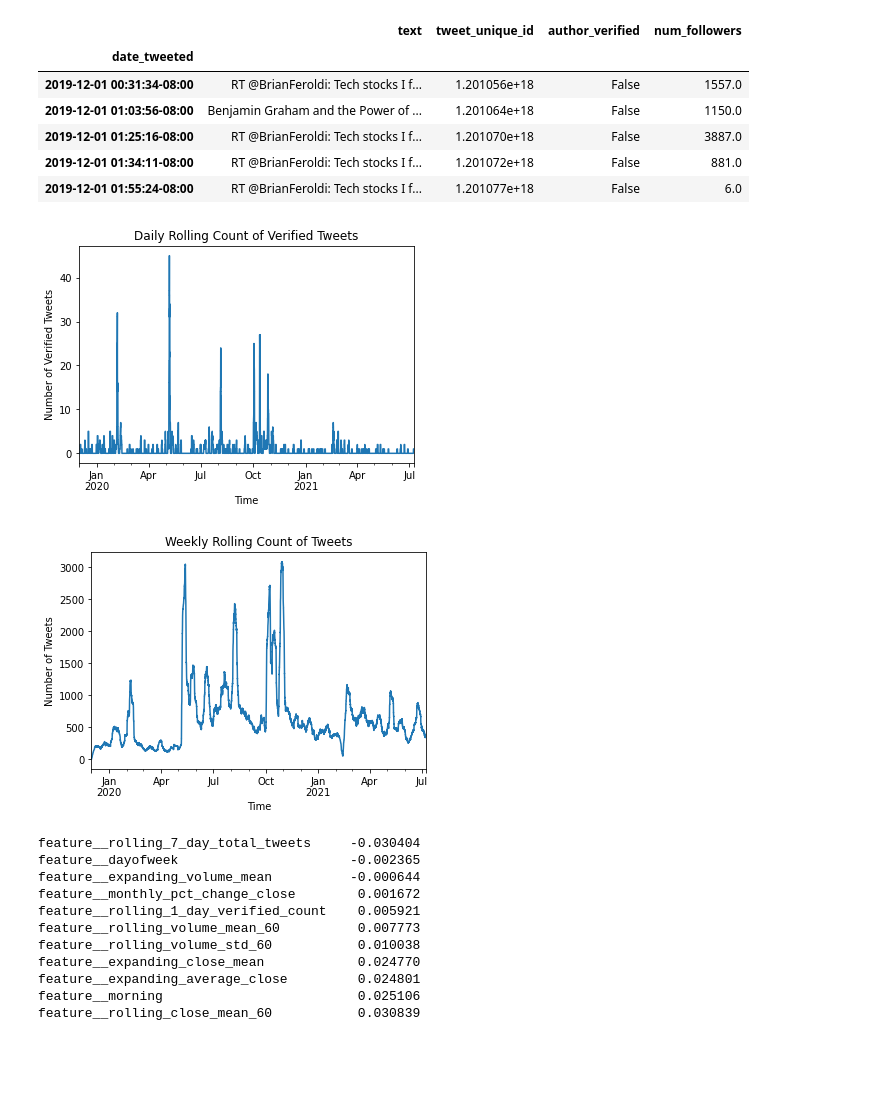
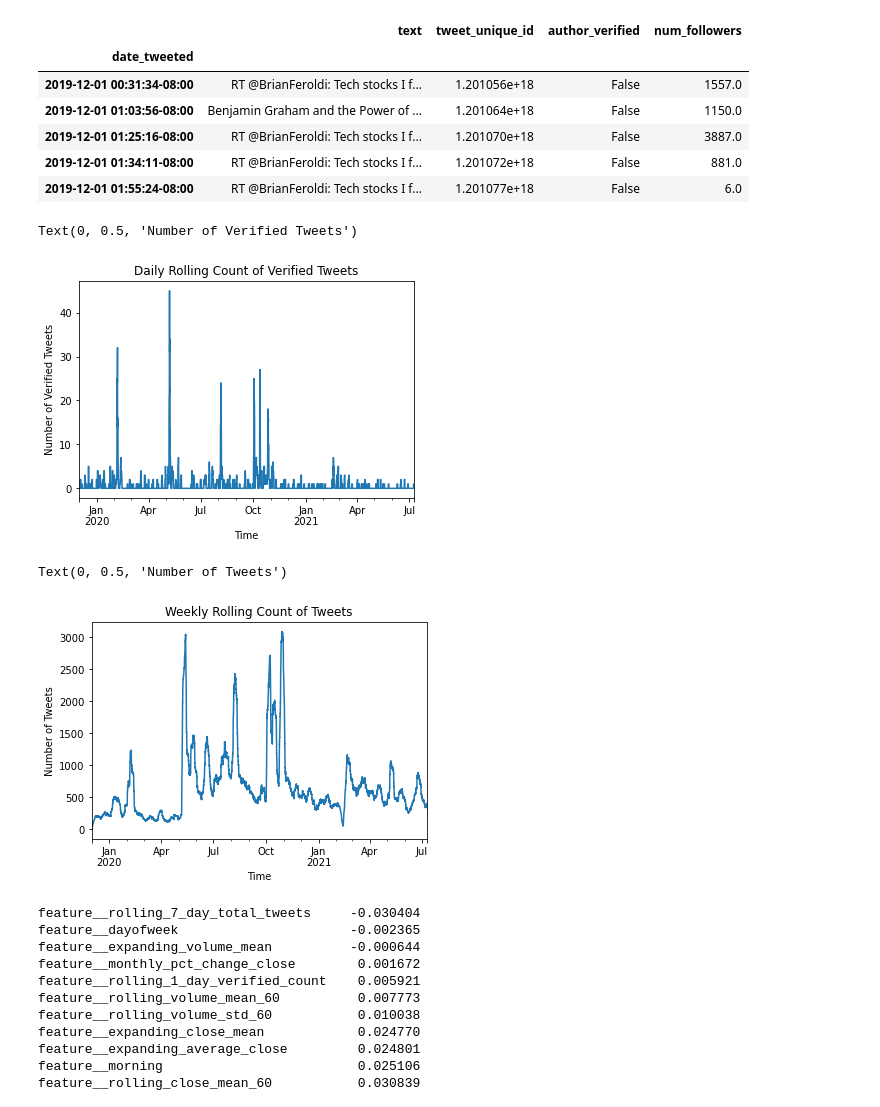
Before and after one commit to sinanuozdemir/feature_engineering_bookcamp, a Jupyter notebook: notebooks/Chapter_07.ipynb, the cells around one changed output. Drawn from its saved outputs; the diff is of its cells as text; code cells hidden in the pictures; blank space fills up the shorter version.

```diff
--- a/notebooks/Chapter_07.ipynb
+++ b/notebooks/Chapter_07.ipynb
@@ -419,26 +399,18 @@ rolling_1_day_verified_count = tweet_df.resample('1T')['author_verified'].sum().
 rolling_1_day_verified_count.plot(title='Daily Rolling Count of Verified Tweets')
 plt.xlabel('Time')
 plt.ylabel('Number of Verified Tweets')
-
-
-name = '1_day_verified'
-plt.savefig(f'{name}.svg', dpi=500)
-plt.savefig(f'{name}.png', dpi=500)
 # %% [output]
+Text(0, 0.5, 'Number of Verified Tweets')
 [figure]
 # %%
 rolling_7_day_total_tweets = tweet_df.resample('1T')['tweet_unique_id'].count().rolling('7D').sum()
 
 rolling_7_day_total_tweets.plot(title='Weekly Rolling Count of Tweets')
 plt.xlabel('Time')
 plt.ylabel('Number of Tweets')
-
-
-name = '7_day_tweet'
-plt.savefig(f'{name}.svg', dpi=500)
-plt.savefig(f'{name}.png', dpi=500)
 # %% [output]
+Text(0, 0.5, 'Number of Tweets')
-[figure, old version]
+[figure, new version]
 # %%
 twitter_stats = pd.DataFrame({
     'feature__rolling_7_day_total_tweets': rolling_7_day_total_tweets,
```
Also changed, not shown: parts of 21 cells of this notebook, 5 other files.
